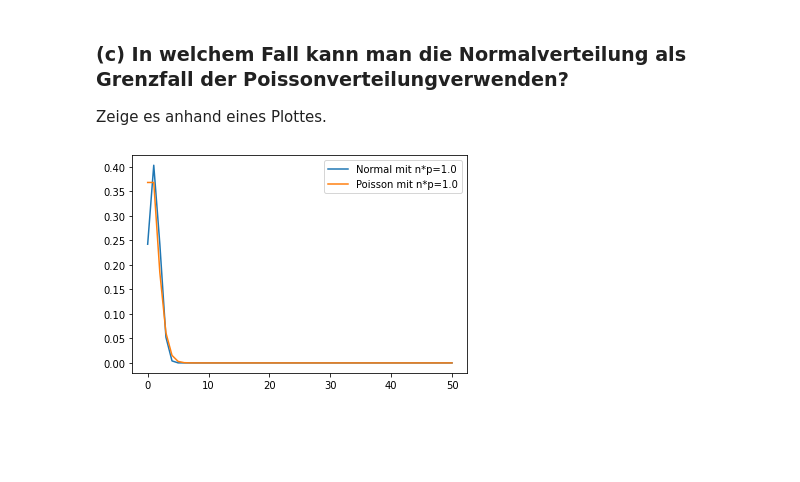
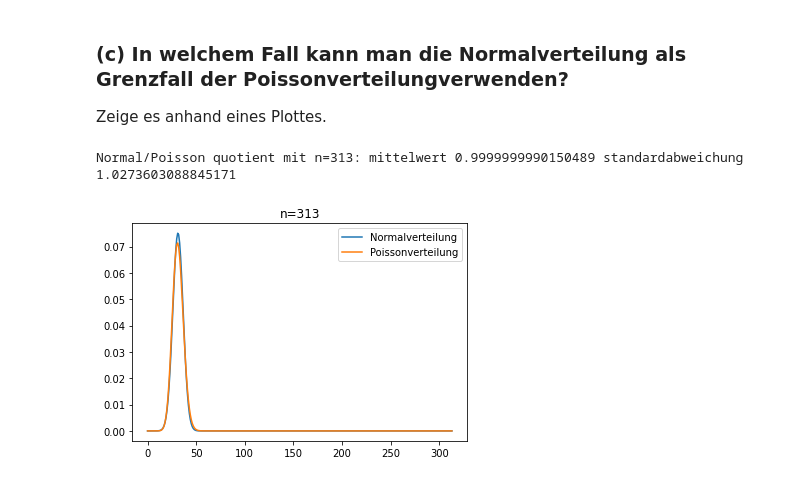
Before and after one commit to emhl/CoPhy2, a Jupyter notebook: Blatt2-Verteilungen/Blatt2-Aufg1.ipynb, the cells around one changed output. Drawn from its saved outputs; the diff is of its cells as text; code cells hidden in the pictures; blank space fills up the shorter version.

```diff
--- a/Blatt2-Verteilungen/Blatt2-Aufg1.ipynb
+++ b/Blatt2-Verteilungen/Blatt2-Aufg1.ipynb
@@ -15,9 +15,10 @@ for n in [2,100,1000]:
     x = np.arange(0, n+1)
     y = stats.binom.pmf(x, n, p)
     z = stats.poisson.pmf(x, n*p)
-
-    plt.plot(x, y,label=f'Binomial mit n={n}')
-    plt.plot(x, z,label=f'Poisson mit n*p={n*p}')
+    plt.plot(x, y, label=f'Binomialverteilung')
+    plt.plot(x, z, label=f'Poissonverteilung')
+    plt.title(f'n={n}')
+    print(f'Binomial/Poisson quotient mit n={n}: mittelwert {np.average(y)/np.average(z)} standardabweichung {np.std(y)/np.std(z)}')
     plt.legend()
     plt.show()
 # %% [output]
@@ -35,8 +39,10 @@ for n in [10,100,1000]:
     y = stats.binom.pmf(x, n, p)
     z = stats.norm.pdf(x, n*p, m.sqrt(n*p*(1-p)))
 
-    plt.plot(x, y, label=f'Binomial mit n={n}')
-    plt.plot(x, z, label=f'Normal mit n*p={n*p}')
+    plt.plot(x, y, label=f'Binomialverteilung')
+    plt.plot(x, z, label=f'Normalverteilung')
+    plt.title(f'n={n}')
+    print(f'Binomial/Normalverteilung quotient mit n={n}: mittelwert {np.average(y)/np.average(z)} standardabweichung {np.std(y)/np.std(z)}')
     plt.legend()
     plt.show()
 # %% [output]
@@ -47,15 +56,22 @@ for n in [10,100,1000]:
 ### (c) In welchem Fall kann man die Normalverteilung als Grenzfall der Poissonverteilungverwenden?
 Zeige es anhand eines Plottes.
 # %%
-n = 50
+# für großes n und p = 1/n ist die Normalverteilung eine gute Näherung für die poissonverteilung
+n = 10
 p = 1/n
-x = np.arange(0, n+1)
-y = stats.norm.pdf(x, n*p, m.sqrt(n*p*(1-p)))
-z = stats.poisson.pmf(x, n*p)
-
-plt.plot(x, y, label=f'Normal mit n*p={n*p}')
-plt.plot(x, z, label=f'Poisson mit n*p={n*p}')
-plt.legend()
-plt.show()
+while True:
+    x = np.arange(0, n+1)
+    y = stats.norm.pdf(x, n*p, m.sqrt(n*p*(1-p)))
+    z = stats.poisson.pmf(x, n*p)
+    if np.abs(1-(np.average(y)/np.average(z))) < 1e-9:
+        print(f'Normal/Poisson quotient mit n={n}: mittelwert {np.average(y/np.average(z))} standardabweichung {np.std(y)/np.std(z)}')
+        plt.plot(x, y, label=f'Normalverteilung')
+        plt.plot(x, z, label=f'Poissonverteilung')
+        plt.title(f'n={n}')
+        plt.legend()
+        plt.show()
+        break
+    n += 1
 # %% [output]
+Normal/Poisson quotient mit n=313: mittelwert 0.9999999990150489 standardabweichung 1.0273603088845171
-[figure, old version]
+[figure, new version]
```
Also changed, not shown: parts of 2 cells of this notebook.
